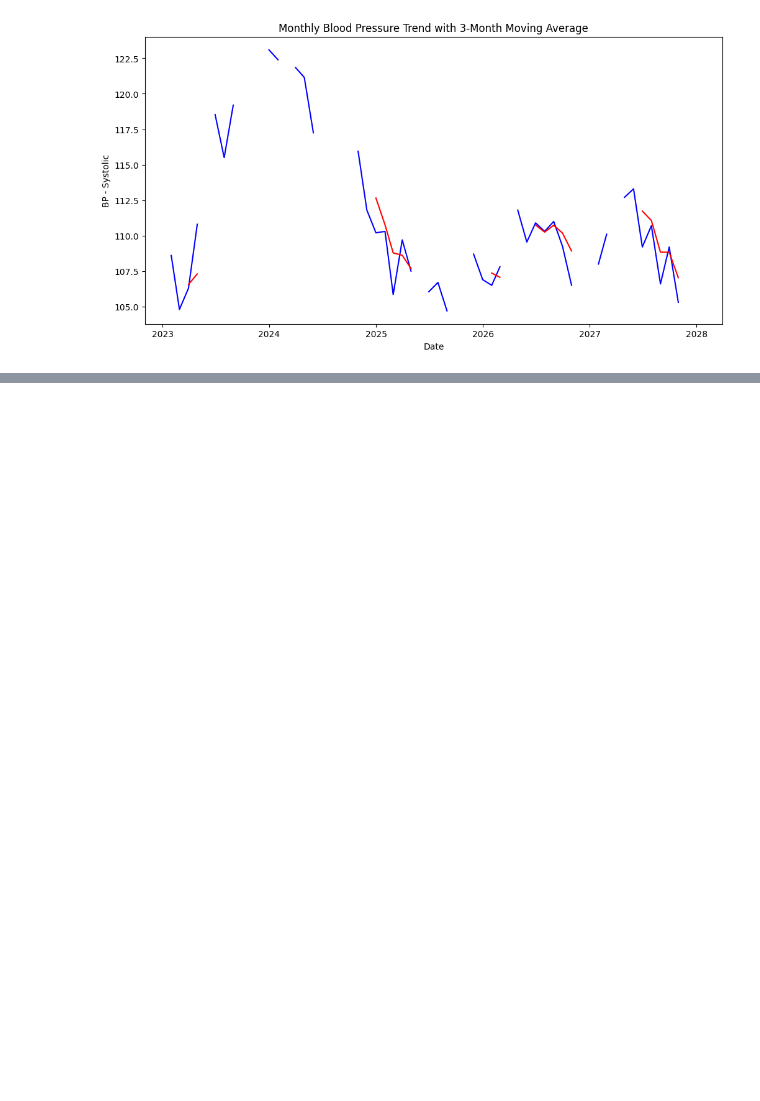
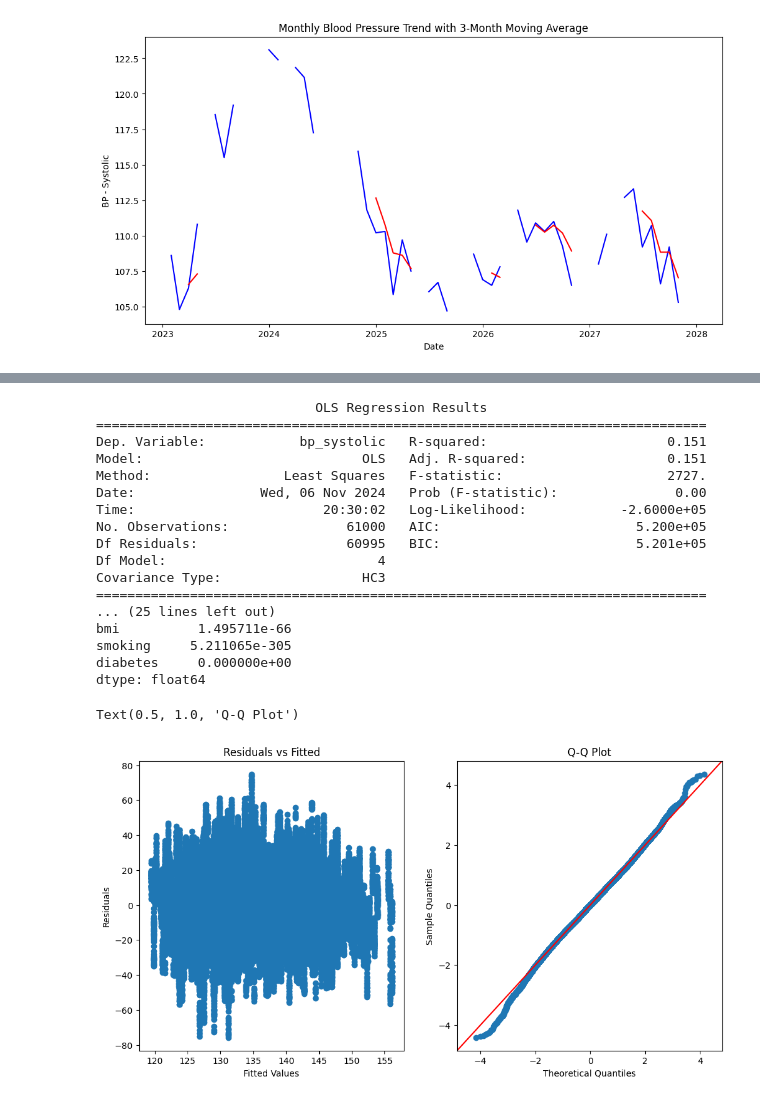
Before and after one commit to UCSF-DataSci/08-time-stats-and-ml-nikita-gounder, a Jupyter notebook: modeling.ipynb, the cells around one changed output, grey strips where cells are left out. Saved outputs shown, nothing was run; the diff lists cells and outputs as text; code cells hidden in the pictures; blank space fills up the shorter version.

```diff
--- a/modeling.ipynb
+++ b/modeling.ipynb
@@ -79,0 +92,46 @@ Text(0.5, 1.0, 'Monthly Blood Pressure Trend with 3-Month Moving Average')
+# %%
+y = long_bp['bp_systolic'] #set blood preassure dependent variable
+X = long_bp[['age', 'bmi', 'smoking','diabetes']] #set predictors
+X = sm.add_constant(X)
+
+model = sm.OLS(y, X) #OLS model
+results = model.fit(cov_type='HC3') #fit model
+
+print(results.summary()) #print relevant summary stats
+print(results.params)
+print(results.rsquared)
+print(results.pvalues)
+
+plt.figure(figsize=(12, 6))
+
+# Residuals vs Fitted Plot
+plt.subplot(1, 2, 1)
+plt.scatter(x=results.fittedvalues, y=results.resid) #residual v fitted scatter plot to show relationship
+plt.xlabel('Fitted Values')
+plt.ylabel('Residuals')
+plt.title('Residuals vs Fitted')
+
+# Q-Q Plot
+plt.subplot(1, 2, 2)
+sm.qqplot(results.resid, line='45', fit=True, ax=plt.gca()) #qqplot of normality of residuals
+plt.title('Q-Q Plot')
+# %% [output]
+                            OLS Regression Results
+==============================================================================
+Dep. Variable:            bp_systolic   R-squared:                       0.151
+Model:                            OLS   Adj. R-squared:                  0.151
+Method:                 Least Squares   F-statistic:                     2727.
+Date:                Wed, 06 Nov 2024   Prob (F-statistic):               0.00
+Time:                        20:30:02   Log-Likelihood:            -2.6000e+05
+No. Observations:               61000   AIC:                         5.200e+05
+Df Residuals:                   60995   BIC:                         5.201e+05
+Df Model:                           4
+Covariance Type:                  HC3
+==============================================================================
+... (25 lines left out)
+bmi          1.495711e-66
+smoking     5.211065e-305
+diabetes     0.000000e+00
+dtype: float64
+Text(0.5, 1.0, 'Q-Q Plot')
+[figure, added]
```
Also changed, not shown: parts of 5 cells of this notebook.
